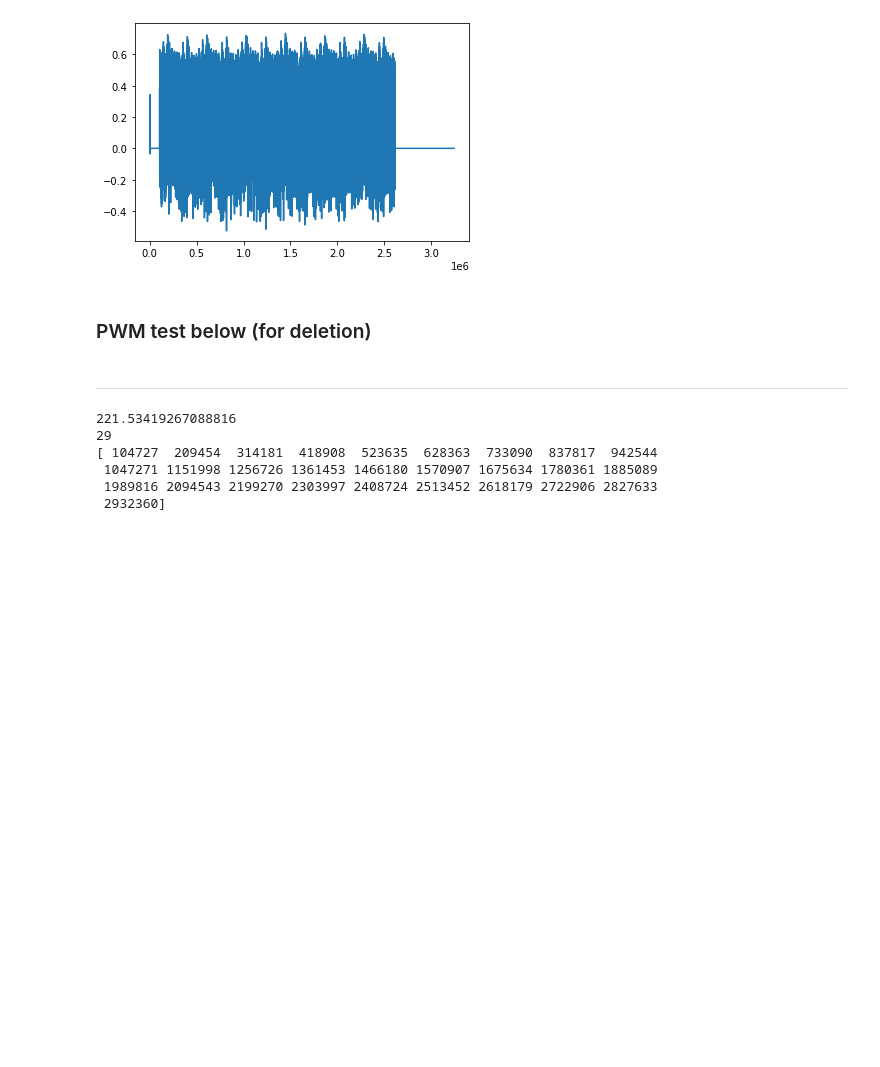
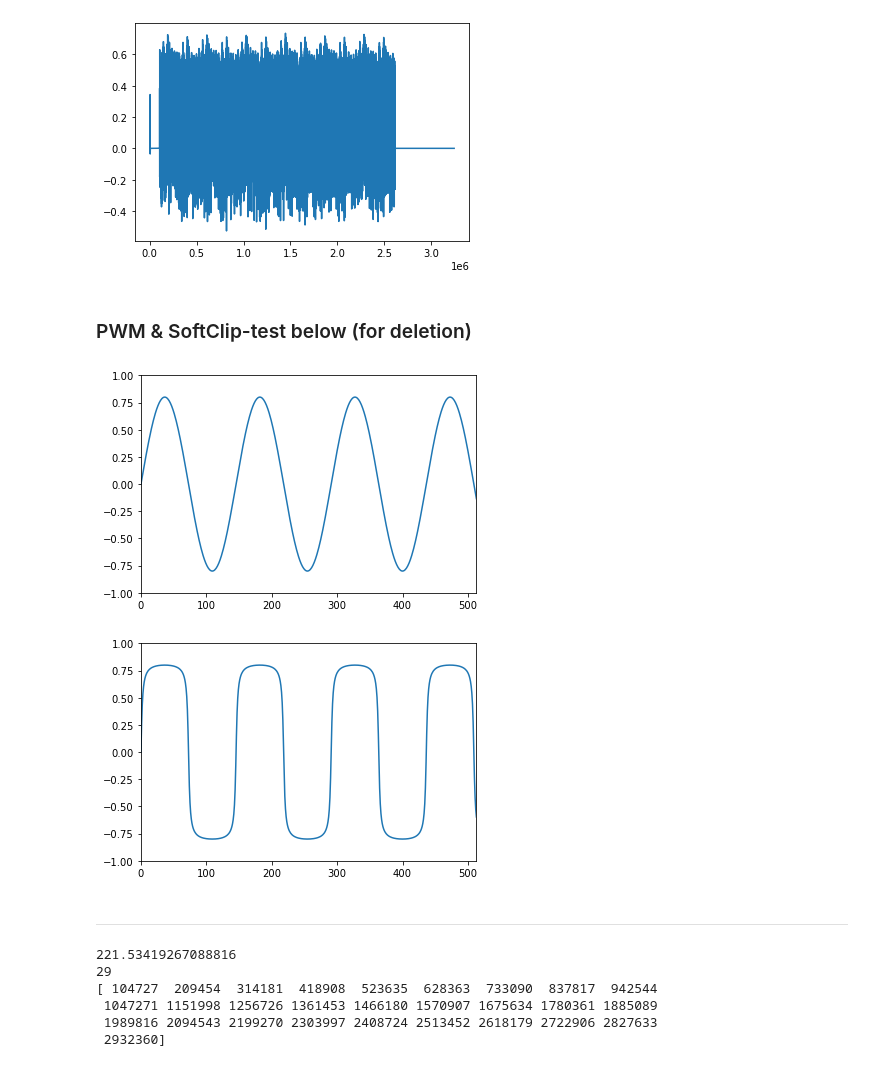
Before and after one commit to wnetzel/MCT-teamA-2021, a Jupyter notebook: Python Assignment 5/Py5part2/Py5part2.ipynb, the cells around one changed output. Saved outputs shown, nothing was run; the diff lists cells and outputs as text; code cells hidden in the pictures; blank space fills up the shorter version.

Commit message:
SoftClipper causes havoc

```diff
--- a/Python Assignment 5/Py5part2/Py5part2.ipynb
+++ b/Python Assignment 5/Py5part2/Py5part2.ipynb
@@ -189,6 +189,25 @@ def framecompressor(audio, frame_length, threshold, ratio, makeup):
 def reverse(audio):
     s = np.flip(audio)
     return s
+
+
+def softClipper(audio, drive, output=0.8):
+
+    """audio = Source to be SoftClipped
+    drive = Amount of SoftClipping (Try between 10-40)
+    output = Output volume
+
+    The signal is normalized before output attenuation for better control.
+    """
+    numbers = 2 / np.pi
+    driver = np.arctan(audio * drive)
+
+    softclip = numbers * driver
+
+    normalized = softclip/np.max(softclip)
+    softClipped = normalized * output
+
+    return softClipped
 # %%
 #b = IIRReverb(s, 0.9, 20, 800, 0.78, 1700, 0.68)
 #xx = IRDelay(s, 4)
@@ -278,5 +297,3 @@ def amp_envelope(dur_ms, sr=sr):
     env = np.concatenate((attack, decay, sustain, release))
 
     return env
-# %% [markdown]
-### PWM test below (for deletion)
@@ -287,2 +300,2 @@ sd.play(PWMtest)
-# %% [markdown]
----
+# %% [markdown]
+### PWM & SoftClip-test below (for deletion)
@@ -289,3 +306,25 @@ sd.play(PWMtest)
+# %%
+twosecsine = sine_synth(330, 2000, amp=0.8)
+
+sinedrive = softClipper(twosecsine, 15)
+
+# original
+plt.plot(twosecsine)
+plt.axis(ymin=-1, ymax=1, xmin=0, xmax=512)
+plt.show()
+sd.play(twosecsine)
+sd.wait()
+
+# softclipped
+plt.plot(sinedrive)
+plt.axis(ymin=-1, ymax=1, xmin=0, xmax=512)
+plt.show()
+sd.play(sinedrive)
+# %% [output]
+[figure, added]
+[figure, added]
+# %% [markdown]
+---
 # %%
 #loading midi and displaying info
 
```
Also changed, not shown: parts of 2 cells of this notebook.
